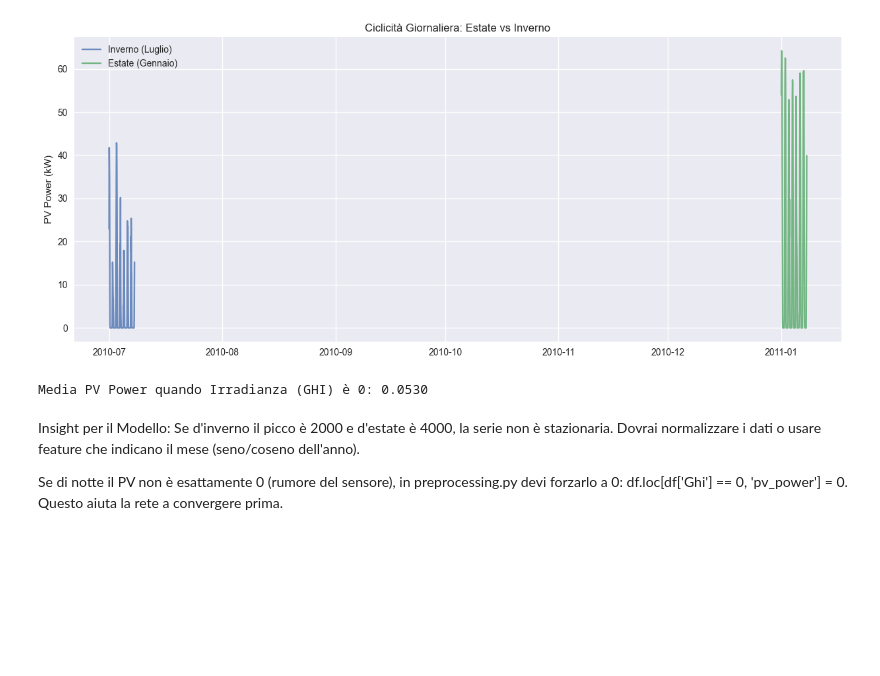
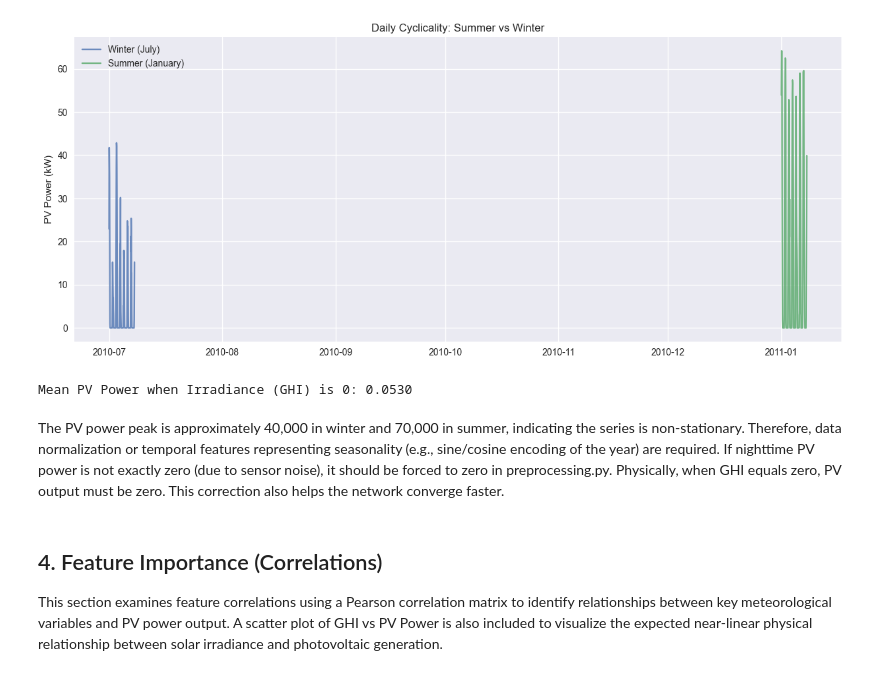
Before and after one commit to scorzaluca/Progetto_deep_learning, a Jupyter notebook: notebooks/EDA.ipynb, the cells around one changed output. Cells and saved outputs as stored; diff of their text form; code cells hidden in the pictures; blank space fills up the shorter version.

```diff
--- a/notebooks/EDA.ipynb
+++ b/notebooks/EDA.ipynb
@@ -4,28 +10,25 @@ import numpy as np
 import matplotlib.pyplot as plt
 import seaborn as sns
 
-'''Verifica Integrità Temporale'''
-
-# Configurazione grafici
+# Plot configuration
 plt.style.use('seaborn-v0_8')
 plt.rcParams['figure.figsize'] = (15, 6)
 
-# 1. Caricamento
-df = pd.read_csv('../data/processed/merged_test_ds.csv') # Adatta il path
+# Load dataset
+df = pd.read_csv('../data/processed/merge_ds.csv')
 df['dt_iso'] = pd.to_datetime(df['dt_iso'], utc=True)
 df = df.set_index('dt_iso').sort_index()
 
-# 2. Verifica continuità temporale
-# Generiamo un range ideale orario
+# Verify temporal continuity by comparing against an ideal hourly range
 full_range = pd.date_range(start=df.index.min(), end=df.index.max(), freq='h')
 missing_timestamps = full_range.difference(df.index)
 
-print(f"Totale righe: {len(df)}")
-print(f"Timestamp mancanti: {len(missing_timestamps)}")
+print(f"Total rows: {len(df)}")
+print(f"Missing timestamps: {len(missing_timestamps)}")
 
 if len(missing_timestamps) > 0:
-    print("ATTENZIONE: Ci sono buchi temporali! Devi fare reindex/imputazione in preprocessing.py")
-    print(missing_timestamps[:5]) # Mostra i primi 5
+    print("WARNING: Temporal gaps detected. Reindexing/imputation required in preprocessing.py")
+    print(missing_timestamps[:5])
 else:
-    print("Ottimo: La serie temporale è continua (nessun buco).")
+    print("OK: Time series is continuous (no gaps).")
 # %% [output]
@@ -67,30 +75,27 @@ Name: rain_1h_filled, dtype: float64
 # %%
-"Analisi del Target (PV Power) e Stagionalità Giornaliera"
-
-# Prendiamo un mese estivo e uno invernale (dataset nell'emisfero australe? Australia? Occhio ai mesi!)
-# Luglio (Inverno lì) vs Gennaio (Estate lì)
-subset_winter = df['2010-07-01':'2010-07-07'] # Prima settimana
+# Compare weekly patterns between winter and summer (Southern Hemisphere: July = Winter, January = Summer)
+subset_winter = df['2010-07-01':'2010-07-07']
 subset_summer = df['2011-01-01':'2011-01-07']
 
 plt.figure(figsize=(15, 6))
-plt.plot(subset_winter.index, subset_winter['pv_power'], label='Inverno (Luglio)', alpha=0.8)
-plt.plot(subset_summer.index, subset_summer['pv_power'], label='Estate (Gennaio)', alpha=0.8)
-plt.title("Ciclicità Giornaliera: Estate vs Inverno")
+plt.plot(subset_winter.index, subset_winter['pv_power'], label='Winter (July)', alpha=0.8)
+plt.plot(subset_summer.index, subset_summer['pv_power'], label='Summer (January)', alpha=0.8)
+plt.title("Daily Cyclicality: Summer vs Winter")
 plt.ylabel("PV Power (kW)")
 plt.legend()
 plt.show()
 
-# Zoom sulla notte
+# Verify PV output during nighttime (when GHI = 0)
 night_values = df[df['Ghi'] == 0]['pv_power']
-print(f"Media PV Power quando Irradianza (GHI) è 0: {night_values.mean():.4f}")
+print(f"Mean PV Power when Irradiance (GHI) is 0: {night_values.mean():.4f}")
 # %% [output]
-[figure, old version]
+[figure, new version]
-Media PV Power quando Irradianza (GHI) è 0: 0.0530
+Mean PV Power when Irradiance (GHI) is 0: 0.0530
 # %% [markdown]
-Insight per il Modello:
-Se d'inverno il picco è 2000 e d'estate è 4000, la serie non è stazionaria. Dovrai normalizzare i dati
- o usare feature che indicano il mese (seno/coseno dell'anno).
-
-Se di notte il PV non è esattamente 0 (rumore del sensore), in preprocessing.py devi forzarlo a 0:
- df.loc[df['Ghi'] == 0, 'pv_power'] = 0. Questo aiuta la rete a convergere prima.
+The PV power peak is approximately 40,000 in winter and 70,000 in summer, indicating the series is non-stationary. Therefore, data normalization or temporal features representing seasonality (e.g., sine/cosine encoding of the year) are required.
+If nighttime PV power is not exactly zero (due to sensor noise), it should be forced to zero in preprocessing.py. Physically, when GHI equals zero, PV output must be zero. This correction also helps the network converge faster.
+# %% [markdown]
+## 4. Feature Importance (Correlations)
+
+This section examines feature correlations using a Pearson correlation matrix to identify relationships between key meteorological variables and PV power output. A scatter plot of GHI vs PV Power is also included to visualize the expected near-linear physical relationship between solar irradiance and photovoltaic generation.
 # %%
```
Also changed, not shown: parts of 11 cells of this notebook, 3 other files.
